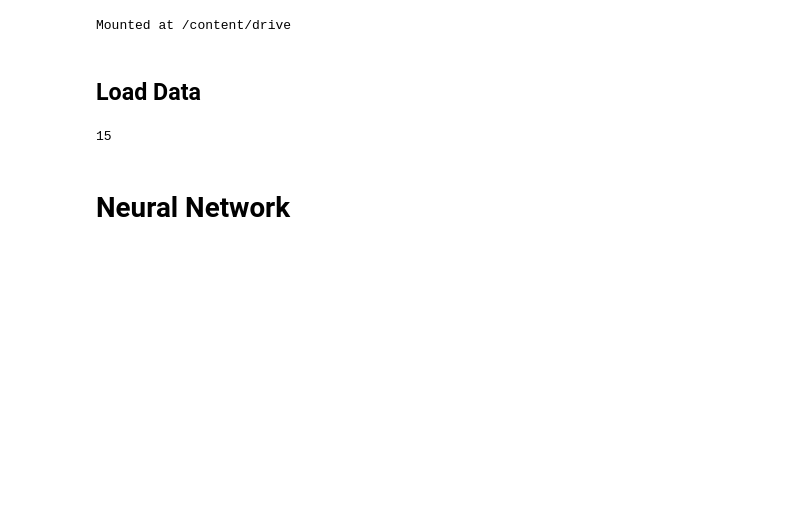
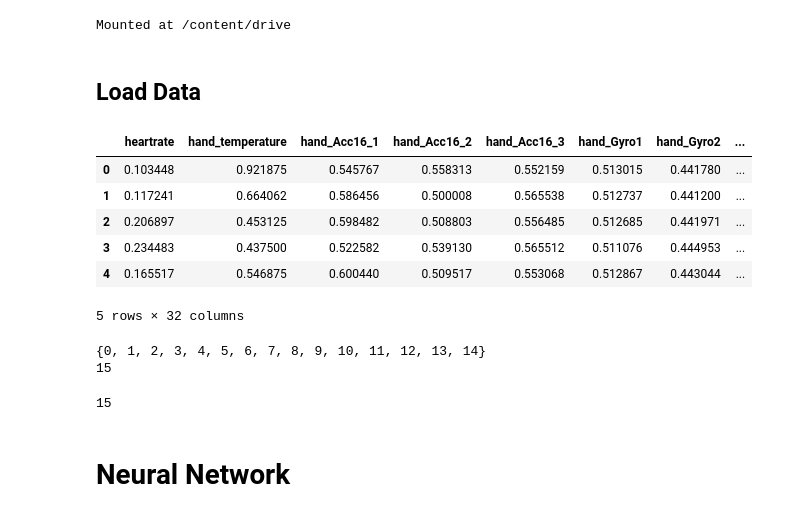
Before and after one commit to swetzel1/introduction_to_ml, a Jupyter notebook: project/final_project_nn.ipynb, the cells around one changed output. Cells and saved outputs as stored; diff of their text form; code cells hidden in the pictures; blank space fills up the shorter version.

```diff
--- a/project/final_project_nn.ipynb
+++ b/project/final_project_nn.ipynb
@@ -39,11 +39,29 @@ Mounted at /content/drive
 ## Load Data
 # %%
 #load preprocessed data
-data_path = '/content/drive/My Drive/final_project/dataset/preprocessed.csv'
+data_path = '/content/drive/My Drive/final_project/dataset/preprocessed_15.csv'
 
 raw_data = pd.DataFrame(pd.read_csv(data_path))
 # %%
 data = raw_data
+data.head()
+# %% [output]
+|  | heartrate | hand_temperature | hand_Acc16_1 | hand_Acc16_2 | hand_Acc16_3 | hand_Gyro1 | hand_Gyro2 | ... |
+| 0 | 0.103448 | 0.921875 | 0.545767 | 0.558313 | 0.552159 | 0.513015 | 0.441780 | ... |
+| 1 | 0.117241 | 0.664062 | 0.586456 | 0.500008 | 0.565538 | 0.512737 | 0.441200 | ... |
+| 2 | 0.206897 | 0.453125 | 0.598482 | 0.508803 | 0.556485 | 0.512685 | 0.441971 | ... |
+| 3 | 0.234483 | 0.437500 | 0.522582 | 0.539130 | 0.565512 | 0.511076 | 0.444953 | ... |
+| 4 | 0.165517 | 0.546875 | 0.600440 | 0.509517 | 0.553068 | 0.512867 | 0.443044 | ... |
+5 rows × 32 columns
+# %%
+distinct = set(data['activity_id'])
+print(distinct)
+
+number_of_classes = len(distinct)
+print(number_of_classes)
+# %% [output]
+{0, 1, 2, 3, 4, 5, 6, 7, 8, 9, 10, 11, 12, 13, 14}
+15
 # %%
 #map activity id
 
```
Also changed, not shown: parts of 10 cells of this notebook.
